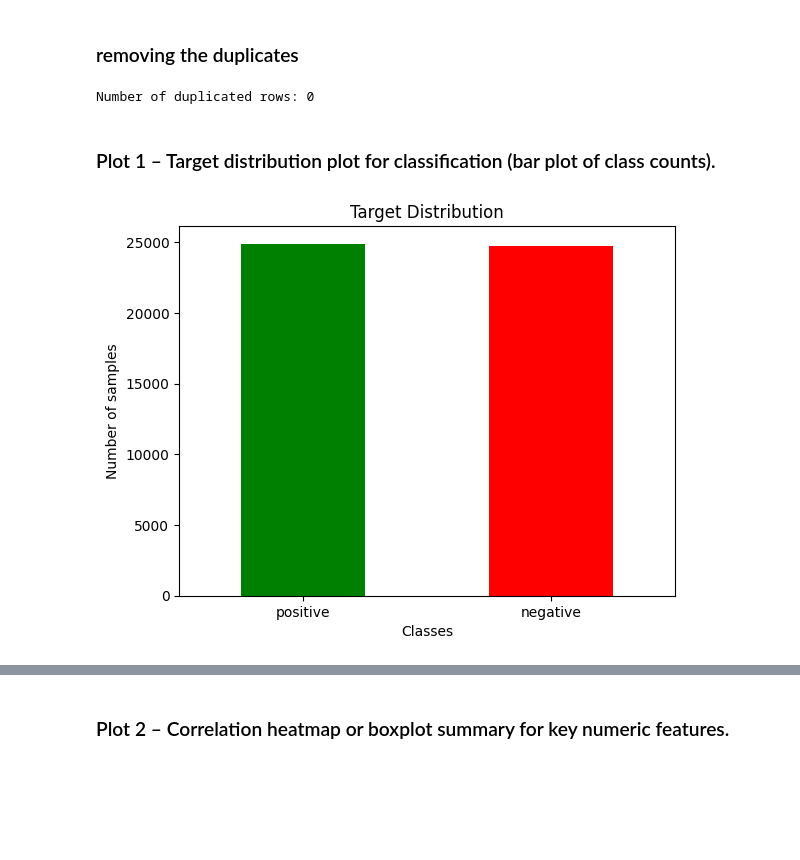
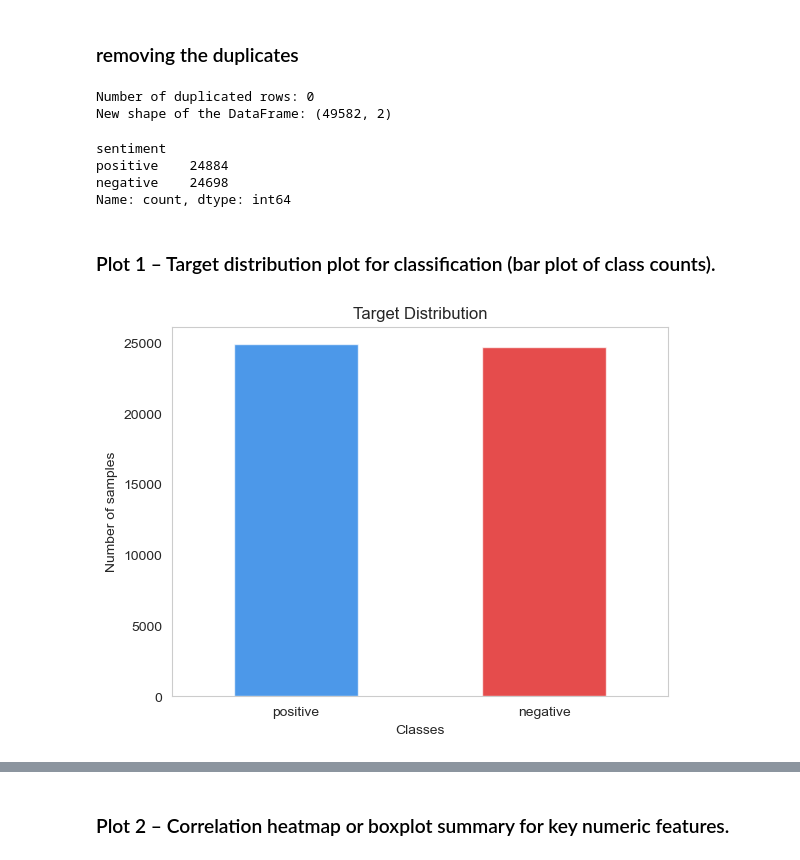
Before and after one commit to HashemBader/ML-Text-Sentiment-App, a Jupyter notebook: notebooks/Text-Sentiment.ipynb, the cells around one changed output, grey strips where cells are left out. Drawn from its saved outputs; the diff is of its cells as text; code cells hidden in the pictures; blank space fills up the shorter version.

```diff
--- a/notebooks/Text-Sentiment.ipynb
+++ b/notebooks/Text-Sentiment.ipynb
@@ -33,5 +26,5 @@ We'll use the `kagglehub` library as specified:
 # %%
-path = 'C:\\Users\\User\\.cache\\kagglehub\\datasets\\lakshmi25npathi\\imdb-dataset-of-50k-movie-reviews\\versions\\1'
+path = '../data/imdb_dataset.csv'
 # %%
 import pandas as pd
 import numpy as np
@@ -65,0 +52,3 @@ df.head()
+# %%
+df = pd.read_csv(path)
+df.head()
@@ -142,19 +136,32 @@ df = df.drop_duplicates()
 duplicated = df.duplicated()
 
 print(f"Number of duplicated rows: {duplicated.sum()}")
+print(f"New shape of the DataFrame: {df.shape}")
 # %% [output]
 Number of duplicated rows: 0
+New shape of the DataFrame: (49582, 2)
+# %%
+df['sentiment'].value_counts()
+# %% [output]
+sentiment
+positive    24884
+negative    24698
+Name: count, dtype: int64
 # %% [markdown]
 ### Plot 1 – Target distribution plot for classification (bar plot of class counts).
 # %%
-#!pip install matplotlib
-#!pip install seaborn
+# Visualizing the target distribution
 
-# Visualizing the target distribution
-x = df.review
-y = df.sentiment
-target_plot = y.value_counts().plot(kind='bar', title='Target Distribution', xlabel='Classes', ylabel='Number of samples', color=['green', 'red'])
+target_plot = df['sentiment'].value_counts().plot(kind='bar',
+                                    title='Target Distribution',
+                                    xlabel='Classes',
+                                    ylabel='Number of samples',
+                                    color=['#006ce0', '#db0000'],
+                                    alpha=0.7,
+                                    grid=False)
 target_plot.set_xticklabels(target_plot.get_xticklabels(), rotation=0)
 plt.show()
+# save the figure
+target_plot.figure.savefig('../plots/target_distribution.png')
 # %% [output]
-[figure, old version]
+[figure, new version]
```
Also changed, not shown: parts of 24 cells of this notebook.
